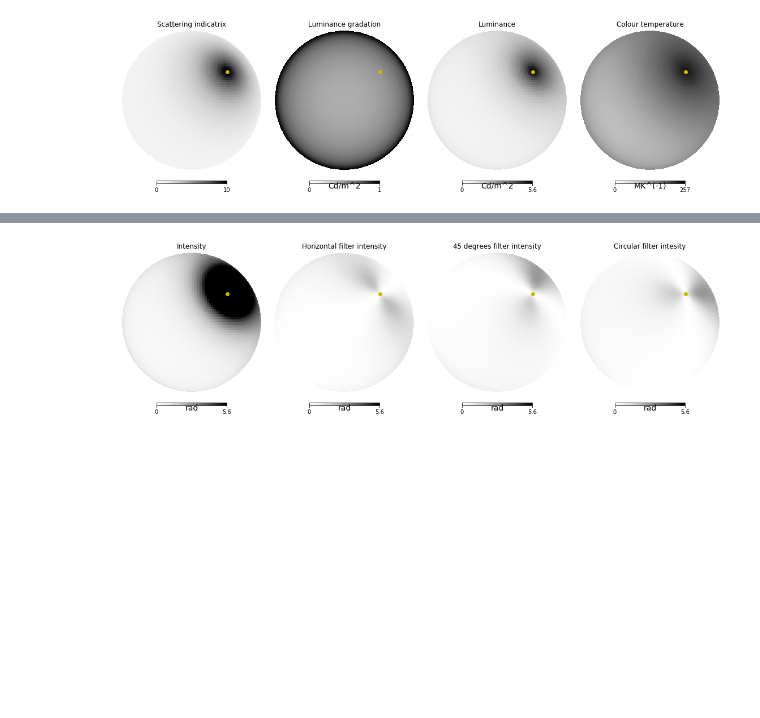
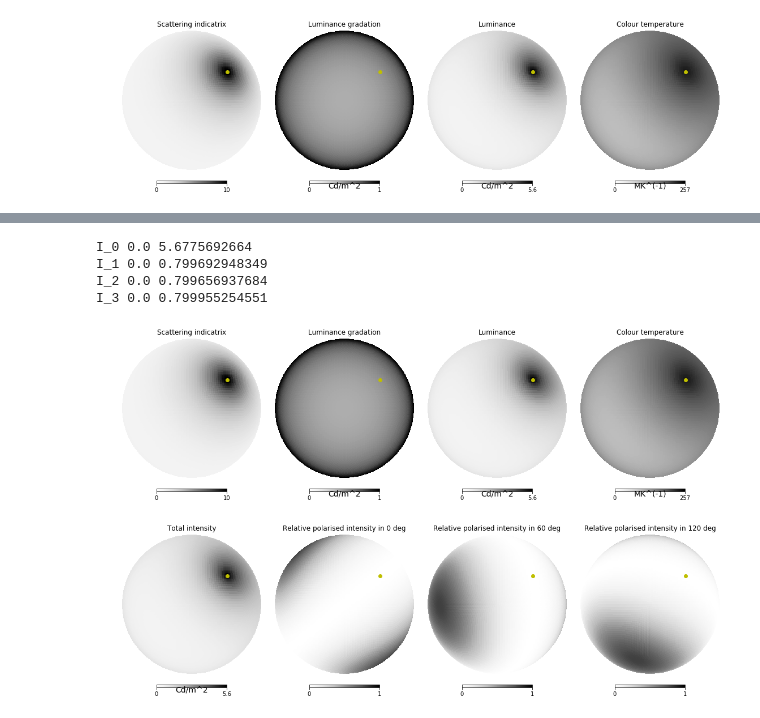
Before and after one commit to InsectRobotics/skylight, a Jupyter notebook: notebooks/polarisation.ipynb, the cells around one changed output, grey strips where cells are left out. Saved outputs shown, nothing was run; the diff lists cells and outputs as text; code cells hidden in the pictures; blank space fills up the shorter version.

```diff
--- a/notebooks/polarisation.ipynb
+++ b/notebooks/polarisation.ipynb
@@ -48,17 +20,56 @@ I_3 0.0 32.2347927748
+# %%
+# polariser = Polariser(0)
+# I_0 = sky.L
+# I_1 = polariser.apply(sky)
+# I_2 = polariser.rotate(np.pi/3).apply(sky)
+# I_3 = polariser.rotate(np.pi/3).apply(sky)
+
+E = np.sqrt(sky.L)
+E_par = E * np.sqrt(sky.DOP)   * np.array([np.sin(sky.AOP), np.cos(sky.AOP)])
+E_per = E * np.sqrt(1.-sky.DOP) * np.array([np.sin(sky.AOP + np.pi/2), np.cos(sky.AOP + np.pi/2)])
+
+I_0 = (np.square(E_par) + np.square(E_per)).sum(axis=0)
+
+R = lambda (x): np.array([[np.cos(x), -np.sin(x)], [np.sin(x), np.cos(x)]])
+# 0 deg polarisation
+theta = 0
+I_1 = np.square(np.dot(R(theta), E_par)[1]) # + np.square(np.dot(R(theta), E_per)[1])
+I_1[I_0>0] /= I_0[I_0>0]
+
+# 60 deg polarisation
+theta = np.pi/3
+I_2 = np.square(np.dot(R(theta), E_par)[1]) # + np.square(np.dot(R(theta), E_par)[0])
+I_2[I_0>0] /= I_0[I_0>0]
+
+# 120 deg polarisation
+theta = -np.pi/3
+I_3 = np.square(np.dot(R(theta), E_par)[1]) # + np.square(np.dot(R(theta), E_par)[0])
+I_3[I_0>0] /= I_0[I_0>0]
+
+print "I_0", I_0.min(), I_0.max()
+print "I_1", I_1.min(), I_1.max()
+print "I_2", I_2.min(), I_2.max()
+print "I_3", I_3.min(), I_3.max()
+# %% [output]
+I_0 0.0 5.6775692664
+I_1 0.0 0.799692948349
+I_2 0.0 0.799656937684
+I_3 0.0 0.799955254551
 # %%
 plt.figure(2, figsize=(15, 5))
 hp.orthview(I_0, rot=sky.VIEW_ROT, min=0, max=5.6, flip="geo", cmap="Greys", half_sky=True,
-               title="Intensity", unit=r'rad', sub=(1,4,1), fig=2)
-hp.orthview(I_1, rot=sky.VIEW_ROT, min=0, max=5.6, flip="geo", cmap="Greys", half_sky=True,
-               title="Horizontal filter intensity", unit=r'rad', sub=(1,4,2), fig=2)
-hp.orthview(I_2, rot=sky.VIEW_ROT, min=0, max=5.6, flip="geo", cmap="Greys", half_sky=True,
-               title="45 degrees filter intensity", unit=r'rad', sub=(1,4,3), fig=2)
-hp.orthview(I_3, rot=sky.VIEW_ROT, min=0, max=5.6, flip="geo", cmap="Greys", half_sky=True,
-               title="Circular filter intesity", unit=r'rad', sub=(1,4,4), fig=2)
+               title="Total intensity", unit=r'Cd/m^2', sub=(1,4,1), fig=2)
+hp.orthview(I_1, rot=sky.VIEW_ROT, min=0, max=1, flip="geo", cmap="Greys", half_sky=True,
+               title="Relative polarised intensity in 0 deg", unit=r'', sub=(1,4,2), fig=2)
+hp.orthview(I_2, rot=sky.VIEW_ROT, min=0, max=1, flip="geo", cmap="Greys", half_sky=True,
+               title="Relative polarised intensity in 60 deg", unit=r'', sub=(1,4,3), fig=2)
+hp.orthview(I_3, rot=sky.VIEW_ROT, min=0, max=1, flip="geo", cmap="Greys", half_sky=True,
+               title="Relative polarised intensity in 120 deg", unit=r'', sub=(1,4,4), fig=2)
 hp.projplot(lat, lon, 'yo')
 plt.show()
 # %% [output]
-[figure, old version]
+[figure, new version]
+[figure, added]
 # %%
 I = I_0
 # I = 2./3. * (I_1 + I_2 + I_3)
```
Also changed, not shown: parts of 6 cells of this notebook, 3 other files.
